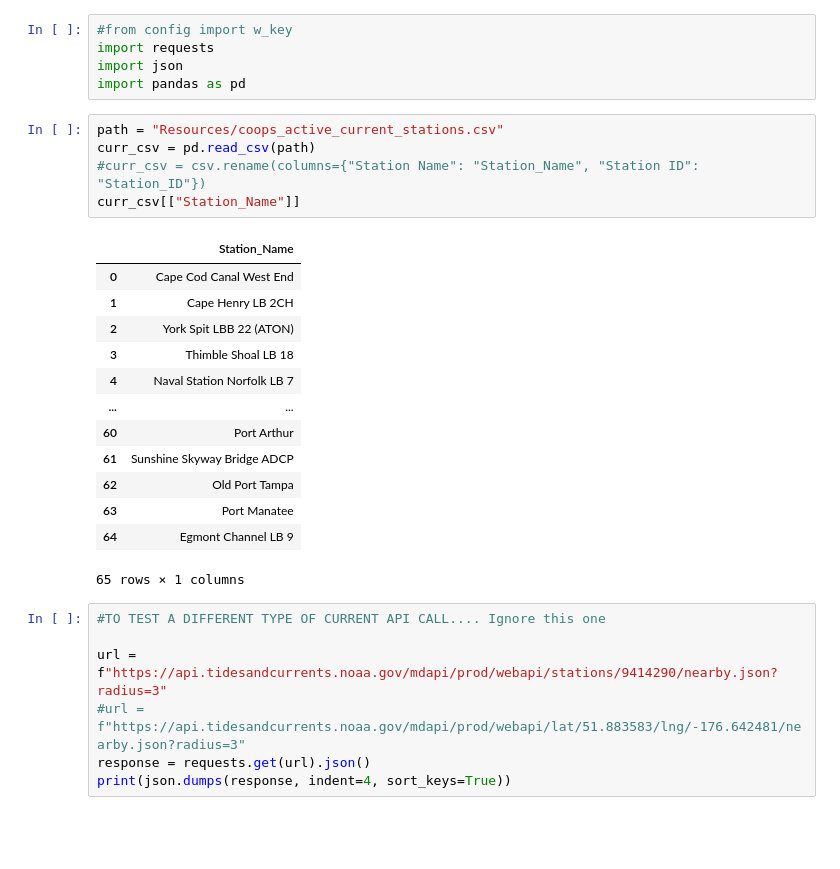
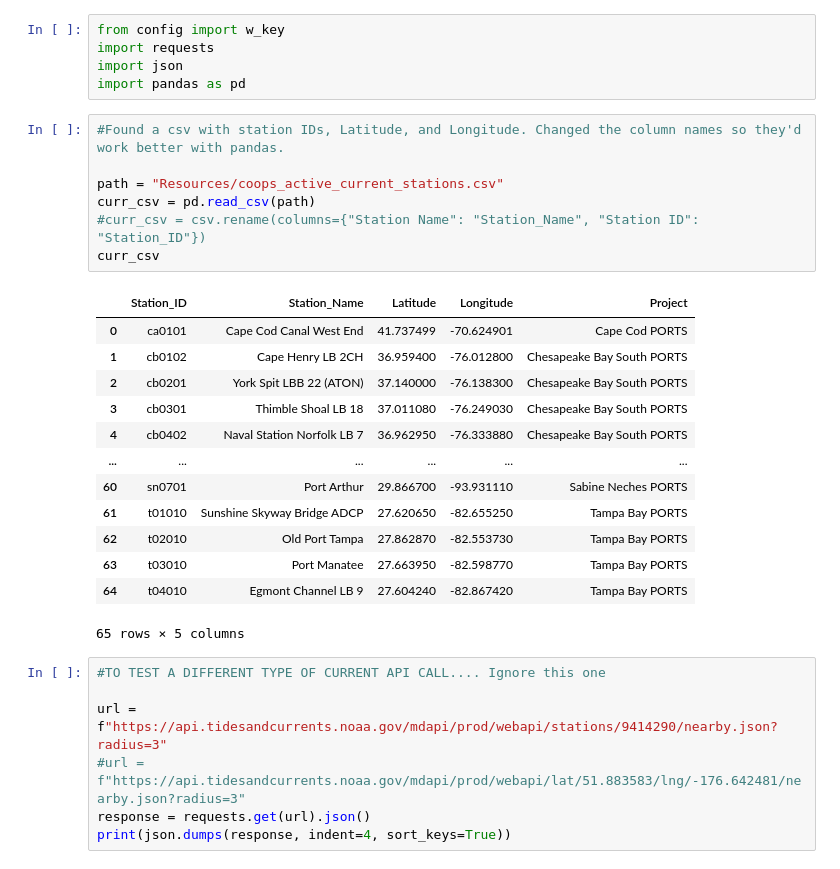
Before and after one commit to cveras33/dive-sites-ETL, a Jupyter notebook: weather_and_currents.ipynb, the cells around one changed output. Drawn from its saved outputs; the diff is of its cells as text; blank space fills up the shorter version.

```diff
--- a/weather_and_currents.ipynb
+++ b/weather_and_currents.ipynb
@@ -1,27 +1,29 @@
 # %%
-#from config import w_key
+from config import w_key
 import requests
 import json
 import pandas as pd
 # %%
+#Found a csv with station IDs, Latitude, and Longitude. Changed the column names so they'd work better with pandas.
+
 path = "Resources/coops_active_current_stations.csv"
 curr_csv = pd.read_csv(path)
 #curr_csv = csv.rename(columns={"Station Name": "Station_Name", "Station ID": "Station_ID"})
-curr_csv[["Station_Name"]]
+curr_csv
 # %% [output]
-|  | Station_Name |
-| 0 | Cape Cod Canal West End |
-| 1 | Cape Henry LB 2CH |
-| 2 | York Spit LBB 22 (ATON) |
-| 3 | Thimble Shoal LB 18 |
-| 4 | Naval Station Norfolk LB 7 |
-| ... | ... |
-| 60 | Port Arthur |
-| 61 | Sunshine Skyway Bridge ADCP |
-| 62 | Old Port Tampa |
-| 63 | Port Manatee |
-| 64 | Egmont Channel LB 9 |
+|  | Station_ID | Station_Name | Latitude | Longitude | Project |
+| 0 | ca0101 | Cape Cod Canal West End | 41.737499 | -70.624901 | Cape Cod PORTS |
+| 1 | cb0102 | Cape Henry LB 2CH | 36.959400 | -76.012800 | Chesapeake Bay South PORTS |
+| 2 | cb0201 | York Spit LBB 22 (ATON) | 37.140000 | -76.138300 | Chesapeake Bay South PORTS |
+| 3 | cb0301 | Thimble Shoal LB 18 | 37.011080 | -76.249030 | Chesapeake Bay South PORTS |
+| 4 | cb0402 | Naval Station Norfolk LB 7 | 36.962950 | -76.333880 | Chesapeake Bay South PORTS |
+| ... | ... | ... | ... | ... | ... |
+| 60 | sn0701 | Port Arthur | 29.866700 | -93.931110 | Sabine Neches PORTS |
+| 61 | t01010 | Sunshine Skyway Bridge ADCP | 27.620650 | -82.655250 | Tampa Bay PORTS |
+| 62 | t02010 | Old Port Tampa | 27.862870 | -82.553730 | Tampa Bay PORTS |
+| 63 | t03010 | Port Manatee | 27.663950 | -82.598770 | Tampa Bay PORTS |
+| 64 | t04010 | Egmont Channel LB 9 | 27.604240 | -82.867420 | Tampa Bay PORTS |
-65 rows × 1 columns
+65 rows × 5 columns
 # %%
 #TO TEST A DIFFERENT TYPE OF CURRENT API CALL.... Ignore this one
 
```
Also changed, not shown: parts of 6 cells of this notebook.
